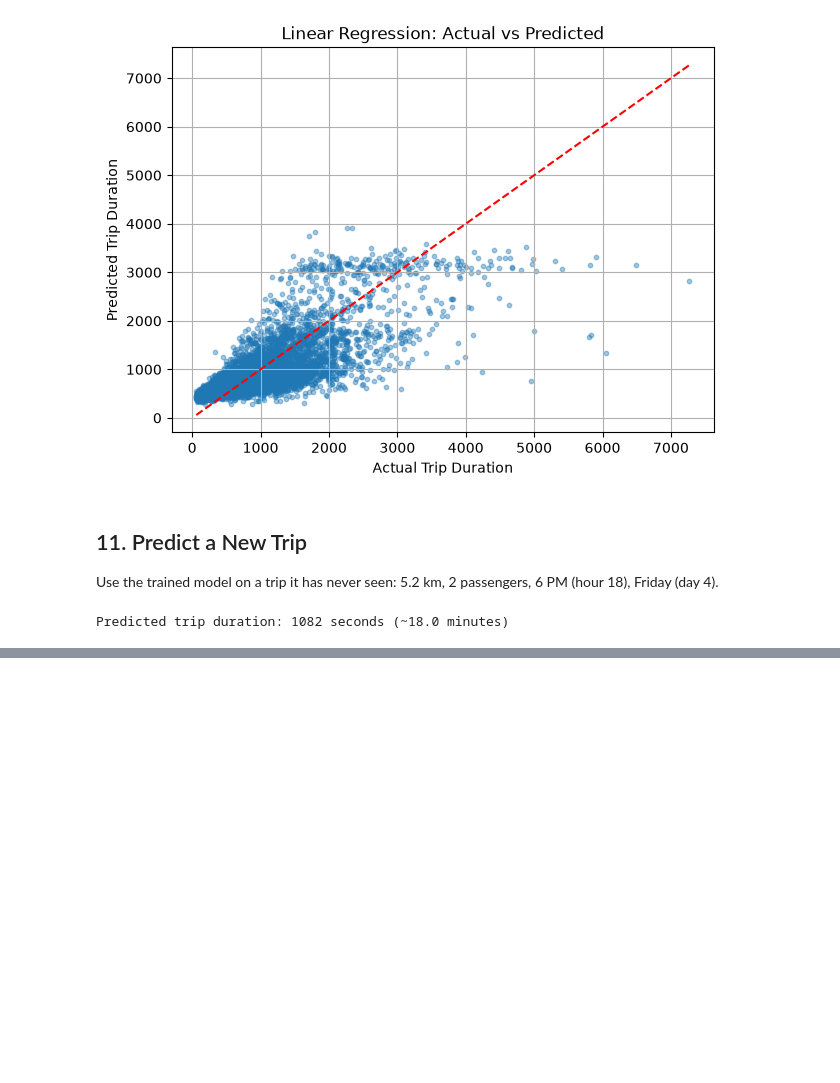
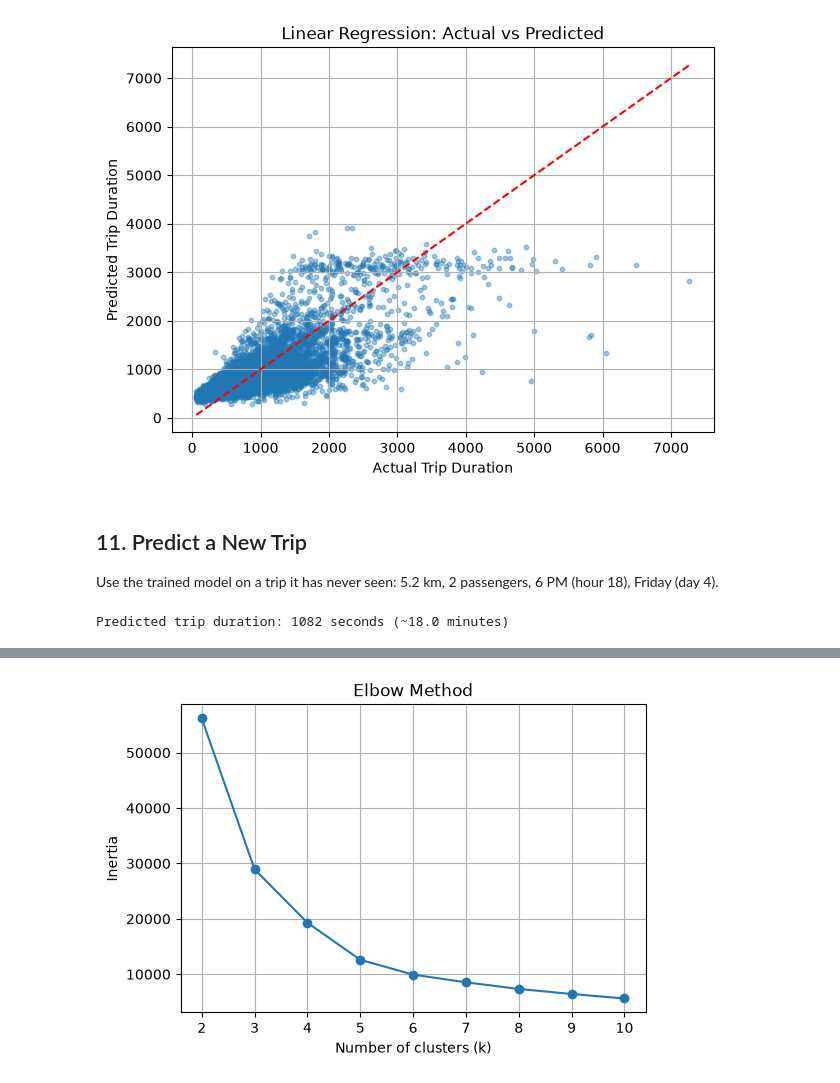
Before and after one commit to cosmic-J/NYC_Taxi_Trip_Duration, a Jupyter notebook: nyc_setter_commented.ipynb, the cells around one changed output, grey strips where cells are left out. Drawn from its saved outputs; the diff is of its cells as text; code cells hidden in the pictures; blank space fills up the shorter version.

```diff
--- a/nyc_setter_commented.ipynb
+++ b/nyc_setter_commented.ipynb
@@ -275,0 +351,16 @@ Predicted trip duration: 1082 seconds (~18.0 minutes)
+# %%
+coords = df[["pickup_latitude", "pickup_longitude"]]
+coords_scaled = StandardScaler().fit_transform(coords)
+
+ks = range(2, 11)
+inertia = [KMeans(n_clusters=k, n_init=10, random_state=42).fit(coords_scaled).inertia_ for k in ks]
+
+plt.figure(figsize=(6, 4))
+plt.plot(list(ks), inertia, marker="o")
+plt.xlabel("Number of clusters (k)")
+plt.ylabel("Inertia")
+plt.title("Elbow Method")
+plt.grid(True)
+plt.show()
+# %% [output]
+[figure, added]
```
Also changed, not shown: parts of 12 cells of this notebook, 1 other file.
